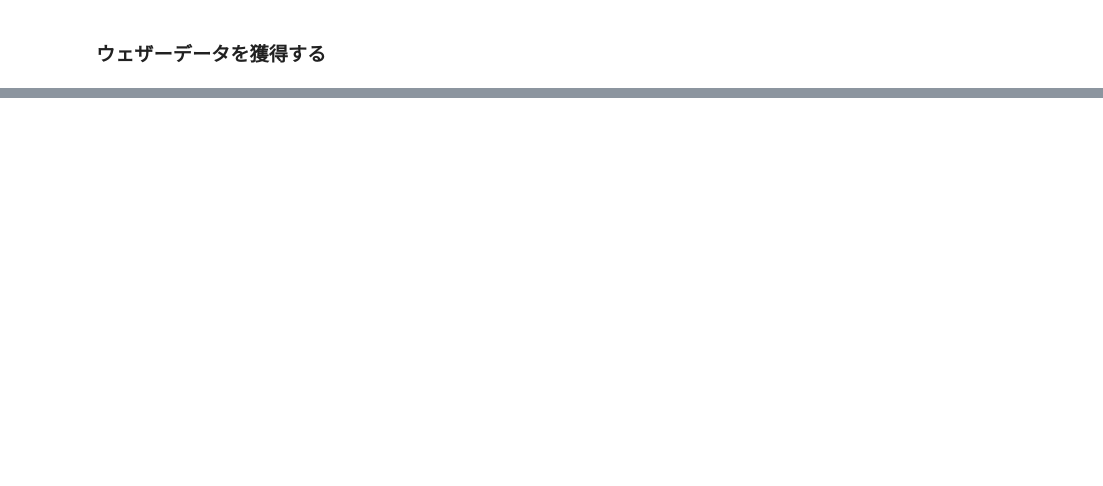
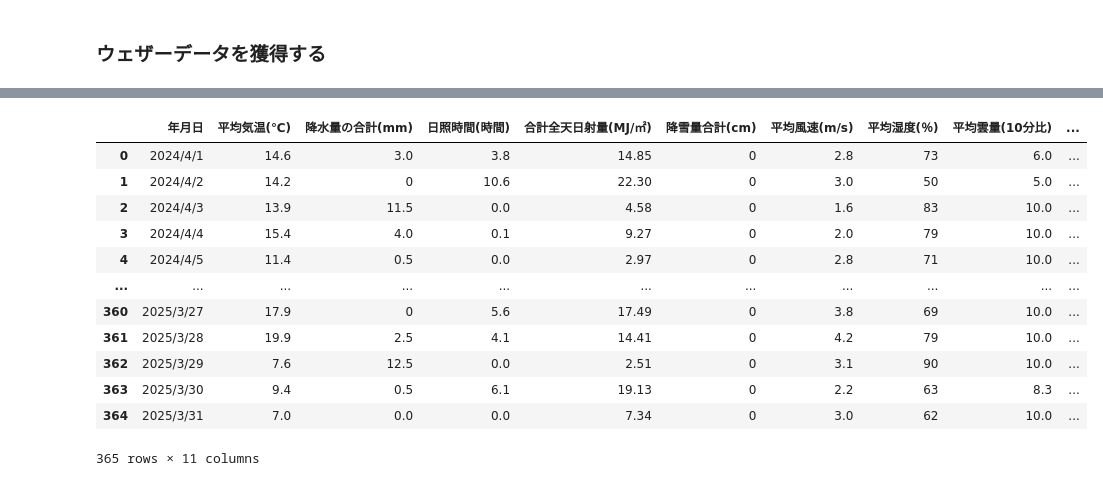
Before and after one commit to AICloud-TeamE/Python-AI, a Jupyter notebook: WeatherMapData.ipynb, the cells around one changed output, grey strips where cells are left out. Cells and saved outputs as stored; diff of their text form; code cells hidden in the pictures; blank space fills up the shorter version.

```diff
--- a/WeatherMapData.ipynb
+++ b/WeatherMapData.ipynb
@@ -60,0 +30,13 @@ HTTPError: 401 Client Error: Unauthorized for url: https://history.openweatherma
+# %%
+# 重新读取数据并删除这些列
+df = pd.read_csv('weather_raw.csv', encoding='cp932', skiprows=1)
+drop_cols = [i for i, col in enumerate(df.iloc[2]) if "品質情報" in str(col) or "均質番号" in str(col) or "現象なし情報" in str(col)]
+df = df.drop(df.columns[drop_cols], axis=1).reset_index(drop=True)
+# 将第0行作为列名，并删除前几行
+df.columns = df.iloc[0]
+df = df.drop(df.index[0:3]).reset_index(drop=True)
+# 只保留你想要的列（删除第3,5,7,9,13,14列，索引从0开始）
+keep_indices = [i for i in range(len(df.columns)) if i not in [2,4,6,8]]
+df = df.iloc[:, keep_indices]
+df = df.dropna(axis=1, how='all')  # 删除全为空的列
+df.head(10)
@@ -60,0 +55,18 @@ HTTPError: 401 Client Error: Unauthorized for url: https://history.openweatherma
+# %%
+new_df = df
+# %%
+new_df
+# %% [output]
+|  | 年月日 | 平均気温(℃) | 降水量の合計(mm) | 日照時間(時間) | 合計全天日射量(MJ/㎡) | 降雪量合計(cm) | 平均風速(m/s) | 平均湿度(％) | 平均雲量(10分比) | ... |
+| 0 | 2024/4/1 | 14.6 | 3.0 | 3.8 | 14.85 | 0 | 2.8 | 73 | 6.0 | ... |
+| 1 | 2024/4/2 | 14.2 | 0 | 10.6 | 22.30 | 0 | 3.0 | 50 | 5.0 | ... |
+| 2 | 2024/4/3 | 13.9 | 11.5 | 0.0 | 4.58 | 0 | 1.6 | 83 | 10.0 | ... |
+| 3 | 2024/4/4 | 15.4 | 4.0 | 0.1 | 9.27 | 0 | 2.0 | 79 | 10.0 | ... |
+| 4 | 2024/4/5 | 11.4 | 0.5 | 0.0 | 2.97 | 0 | 2.8 | 71 | 10.0 | ... |
+| ... | ... | ... | ... | ... | ... | ... | ... | ... | ... | ... |
+| 360 | 2025/3/27 | 17.9 | 0 | 5.6 | 17.49 | 0 | 3.8 | 69 | 10.0 | ... |
+| 361 | 2025/3/28 | 19.9 | 2.5 | 4.1 | 14.41 | 0 | 4.2 | 79 | 10.0 | ... |
+| 362 | 2025/3/29 | 7.6 | 12.5 | 0.0 | 2.51 | 0 | 3.1 | 90 | 10.0 | ... |
+| 363 | 2025/3/30 | 9.4 | 0.5 | 6.1 | 19.13 | 0 | 2.2 | 63 | 8.3 | ... |
+| 364 | 2025/3/31 | 7.0 | 0.0 | 0.0 | 7.34 | 0 | 3.0 | 62 | 10.0 | ... |
+365 rows × 11 columns
```
Also changed, not shown: parts of 7 cells of this notebook, 2 other files.
